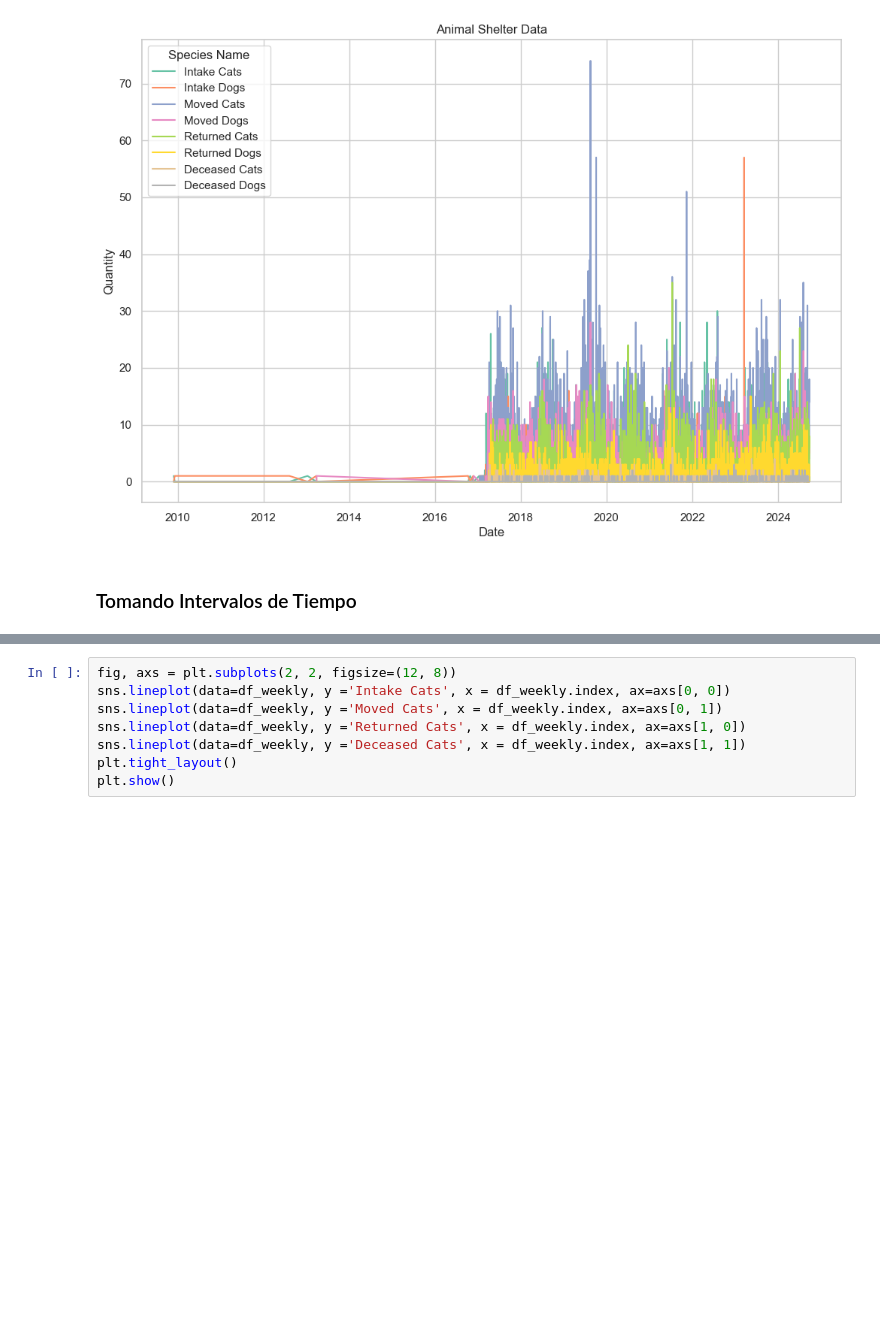
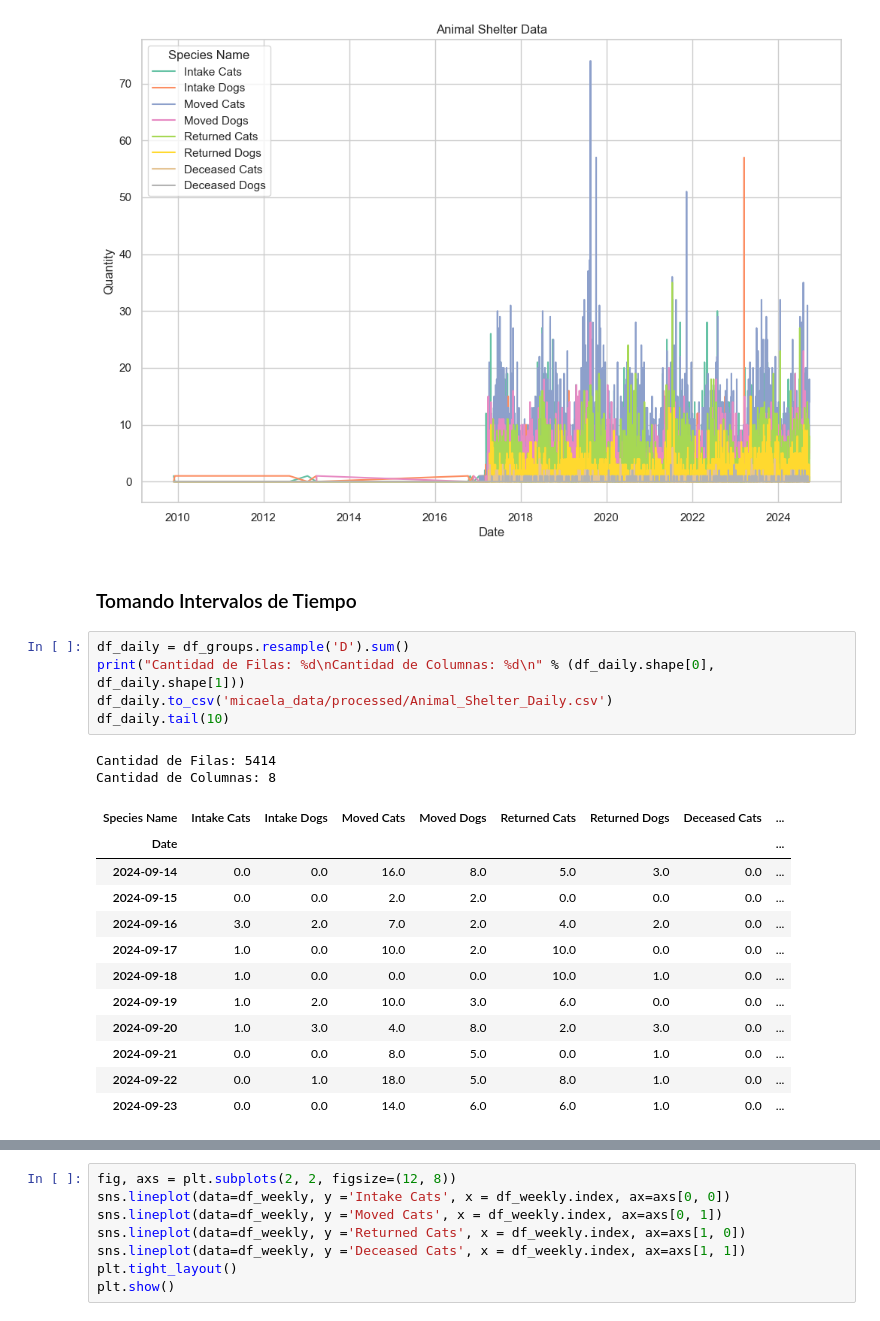
Before and after one commit to MicaKil/ia2, a Jupyter notebook: 08_dl-for-timeseries/Micaela_Del_Longo-Animal_Care/Micaela_Del_Longo-Animal_Care.ipynb, the cells around one changed output, grey strips where cells are left out. Saved outputs shown, nothing was run; the diff lists cells and outputs as text; blank space fills up the shorter version.

```diff
--- a/08_dl-for-timeseries/Micaela_Del_Longo-Animal_Care/Micaela_Del_Longo-Animal_Care.ipynb
+++ b/08_dl-for-timeseries/Micaela_Del_Longo-Animal_Care/Micaela_Del_Longo-Animal_Care.ipynb
@@ -321,5 +327,25 @@ plt.show()
 [figure]
 # %% [markdown]
 ### Tomando Intervalos de Tiempo
+# %%
+df_daily = df_groups.resample('D').sum()
+print("Cantidad de Filas: %d\nCantidad de Columnas: %d\n" % (df_daily.shape[0], df_daily.shape[1]))
+df_daily.to_csv('micaela_data/processed/Animal_Shelter_Daily.csv')
+df_daily.tail(10)
+# %% [output]
+Cantidad de Filas: 5414
+Cantidad de Columnas: 8
+| Species Name | Intake Cats | Intake Dogs | Moved Cats | Moved Dogs | Returned Cats | Returned Dogs | Deceased Cats | ... |
+| Date |  |  |  |  |  |  |  | ... |
+| 2024-09-14 | 0.0 | 0.0 | 16.0 | 8.0 | 5.0 | 3.0 | 0.0 | ... |
+| 2024-09-15 | 0.0 | 0.0 | 2.0 | 2.0 | 0.0 | 0.0 | 0.0 | ... |
+| 2024-09-16 | 3.0 | 2.0 | 7.0 | 2.0 | 4.0 | 2.0 | 0.0 | ... |
+| 2024-09-17 | 1.0 | 0.0 | 10.0 | 2.0 | 10.0 | 0.0 | 0.0 | ... |
+| 2024-09-18 | 1.0 | 0.0 | 0.0 | 0.0 | 10.0 | 1.0 | 0.0 | ... |
+| 2024-09-19 | 1.0 | 2.0 | 10.0 | 3.0 | 6.0 | 0.0 | 0.0 | ... |
+| 2024-09-20 | 1.0 | 3.0 | 4.0 | 8.0 | 2.0 | 3.0 | 0.0 | ... |
+| 2024-09-21 | 0.0 | 0.0 | 8.0 | 5.0 | 0.0 | 1.0 | 0.0 | ... |
+| 2024-09-22 | 0.0 | 1.0 | 18.0 | 5.0 | 8.0 | 1.0 | 0.0 | ... |
+| 2024-09-23 | 0.0 | 0.0 | 14.0 | 6.0 | 6.0 | 1.0 | 0.0 | ... |
 # %%
 # Resample the DataFrame to 3-month intervals and sum the values
```
Also changed, not shown: parts of 18 cells of this notebook, 3 other files.
